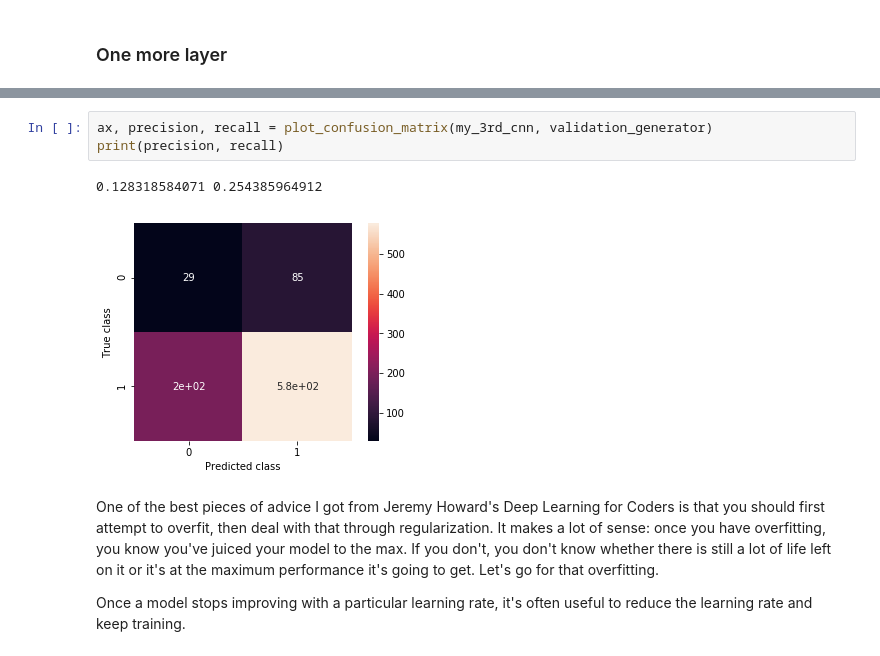
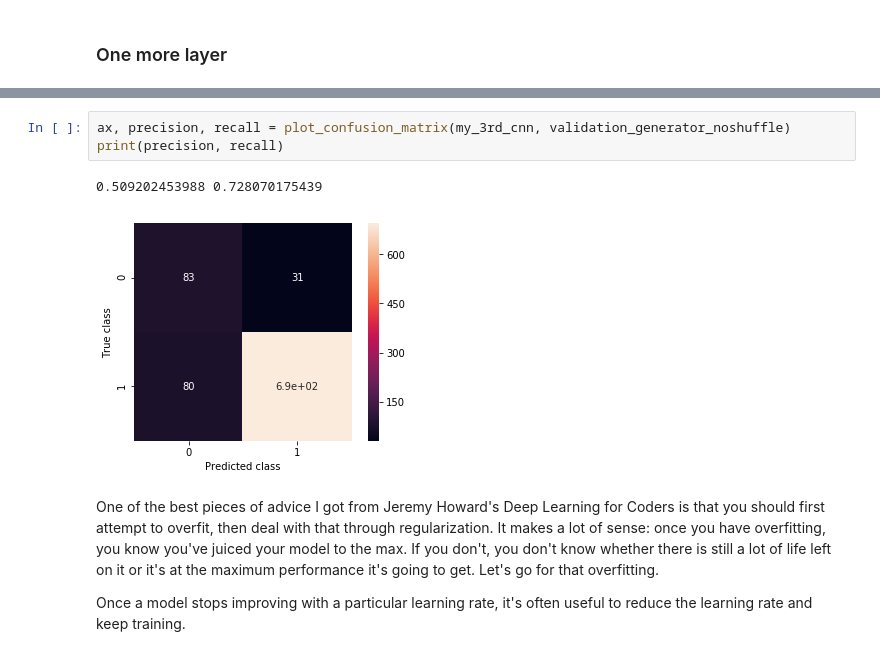
Before and after one commit to danimateos/hotdog-nohotdog, a Jupyter notebook: 04-Improving_our_thingy.ipynb, the cells around one changed output, grey strips where cells are left out. Saved outputs shown, nothing was run; the diff lists cells and outputs as text.

```diff
--- a/04-Improving_our_thingy.ipynb
+++ b/04-Improving_our_thingy.ipynb
@@ -221,9 +205,9 @@ axes[1].legend()
 # %%
-ax, precision, recall = plot_confusion_matrix(my_3rd_cnn, validation_generator)
+ax, precision, recall = plot_confusion_matrix(my_3rd_cnn, validation_generator_noshuffle)
 print(precision, recall)
 # %% [output]
-0.128318584071 0.254385964912
+0.509202453988 0.728070175439
-[figure, old version]
+[figure, new version]
 # %% [markdown]
 One of the best pieces of advice I got from Jeremy Howard's Deep Learning for Coders is that you should first attempt to overfit, then deal with that through regularization. It makes a lot of sense: once you have overfitting, you know you've juiced your model to the max. If you don't, you don't know whether there is still a lot of life left on it or it's at the maximum performance it's going to get. Let's go for that overfitting.
 
```
Also changed, not shown: parts of 13 cells of this notebook.
